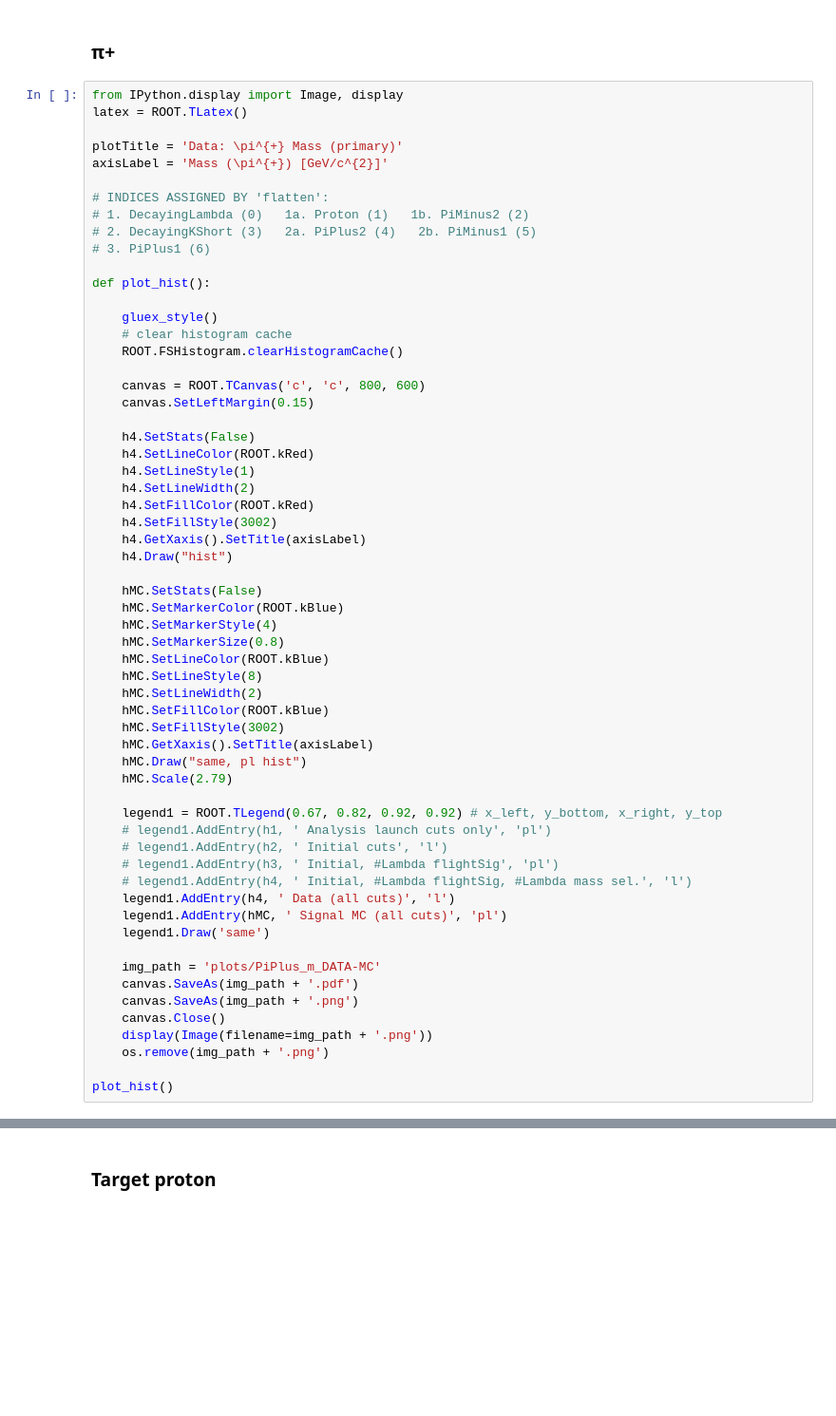
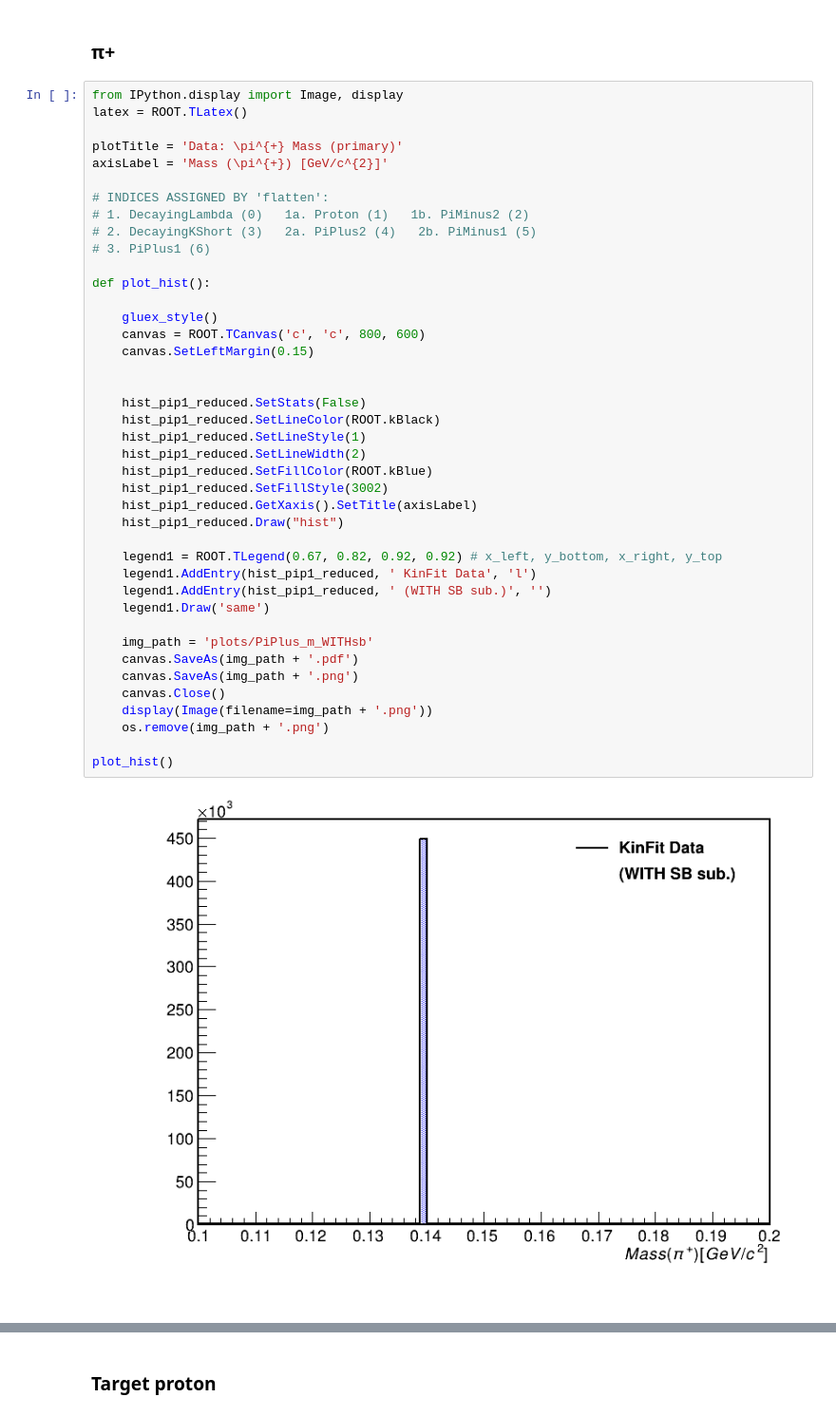
Before and after one commit to dancbart/gluex, a Jupyter notebook: KShortPipLambda/pipkslamb_analysis.ipynb, the cells around one changed output, grey strips where cells are left out. Shown at 95% size. Saved outputs shown, nothing was run; the diff lists cells and outputs as text; blank space fills up the shorter version.

```diff
--- a/KShortPipLambda/pipkslamb_analysis.ipynb
+++ b/KShortPipLambda/pipkslamb_analysis.ipynb
@@ -1647,60 +2344,43 @@ plot_hist()
 # %%
 from IPython.display import Image, display
 latex = ROOT.TLatex()
 
 plotTitle = 'Data: \pi^{+} Mass (primary)'
 axisLabel = 'Mass (\pi^{+}) [GeV/c^{2}]'
 
 # INDICES ASSIGNED BY 'flatten':
 # 1. DecayingLambda (0)   1a. Proton (1)   1b. PiMinus2 (2)
 # 2. DecayingKShort (3)   2a. PiPlus2 (4)   2b. PiMinus1 (5)
 # 3. PiPlus1 (6)
 
 def plot_hist():
 
     gluex_style()
-    # clear histogram cache
-    ROOT.FSHistogram.clearHistogramCache()
-
     canvas = ROOT.TCanvas('c', 'c', 800, 600)
     canvas.SetLeftMargin(0.15)
 
-    h4.SetStats(False)
-    h4.SetLineColor(ROOT.kRed)
-    h4.SetLineStyle(1)
-    h4.SetLineWidth(2)
-    h4.SetFillColor(ROOT.kRed)
-    h4.SetFillStyle(3002)
-    h4.GetXaxis().SetTitle(axisLabel)
-    h4.Draw("hist")
 
-    hMC.SetStats(False)
-    hMC.SetMarkerColor(ROOT.kBlue)
-    hMC.SetMarkerStyle(4)
-    hMC.SetMarkerSize(0.8)
-    hMC.SetLineColor(ROOT.kBlue)
-    hMC.SetLineStyle(8)
-    hMC.SetLineWidth(2)
-    hMC.SetFillColor(ROOT.kBlue)
-    hMC.SetFillStyle(3002)
-    hMC.GetXaxis().SetTitle(axisLabel)
-    hMC.Draw("same, pl hist")
-    hMC.Scale(2.79)
+    hist_pip1_reduced.SetStats(False)
+    hist_pip1_reduced.SetLineColor(ROOT.kBlack)
+    hist_pip1_reduced.SetLineStyle(1)
+    hist_pip1_reduced.SetLineWidth(2)
+    hist_pip1_reduced.SetFillColor(ROOT.kBlue)
+    hist_pip1_reduced.SetFillStyle(3002)
+    hist_pip1_reduced.GetXaxis().SetTitle(axisLabel)
+    hist_pip1_reduced.Draw("hist")
 
     legend1 = ROOT.TLegend(0.67, 0.82, 0.92, 0.92) # x_left, y_bottom, x_right, y_top
-    # legend1.AddEntry(h1, ' Analysis launch cuts only', 'pl')
-    # legend1.AddEntry(h2, ' Initial cuts', 'l')
-    # legend1.AddEntry(h3, ' Initial, #Lambda flightSig', 'pl')
-    # legend1.AddEntry(h4, ' Initial, #Lambda flightSig, #Lambda mass sel.', 'l')
-    legend1.AddEntry(h4, ' Data (all cuts)', 'l')
-    legend1.AddEntry(hMC, ' Signal MC (all cuts)', 'pl')
+    legend1.AddEntry(hist_pip1_reduced, ' KinFit Data', 'l')
+    legend1.AddEntry(hist_pip1_reduced, ' (WITH SB sub.)', '')
     legend1.Draw('same')
 
-    img_path = 'plots/PiPlus_m_DATA-MC'
+    img_path = 'plots/PiPlus_m_WITHsb'
     canvas.SaveAs(img_path + '.pdf')
     canvas.SaveAs(img_path + '.png')
     canvas.Close()
     display(Image(filename=img_path + '.png'))
     os.remove(img_path + '.png')
 
 plot_hist()
+# %% [output]
+[figure, added]
```
Also changed, not shown: parts of 37 cells of this notebook.
